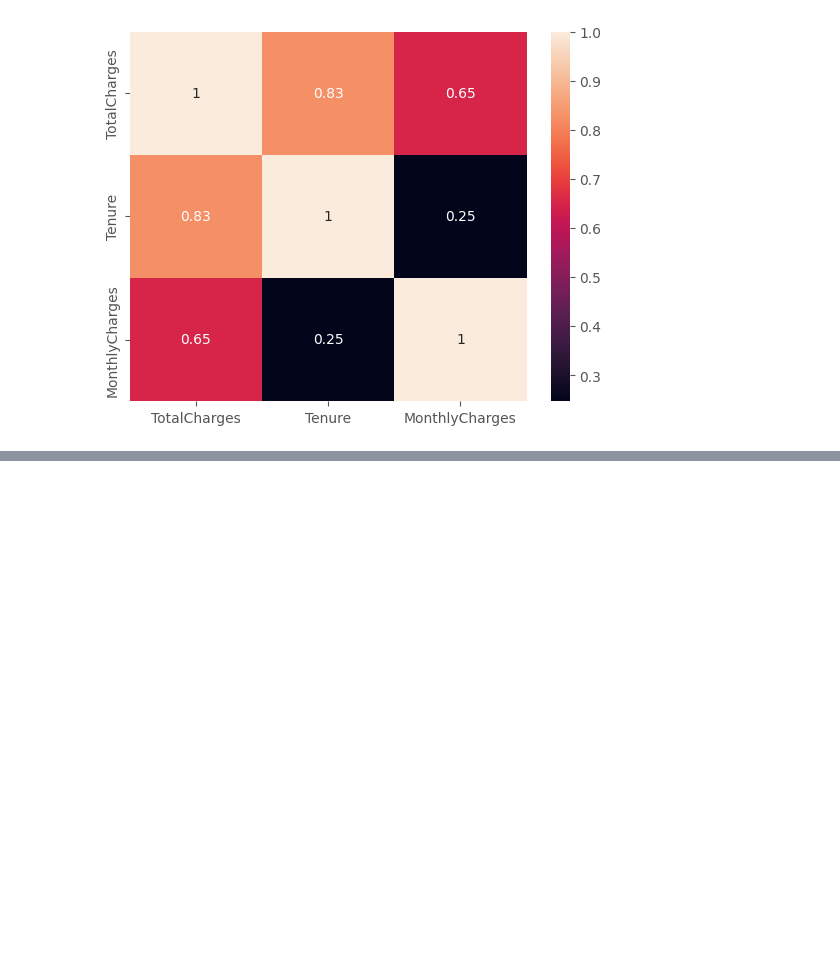
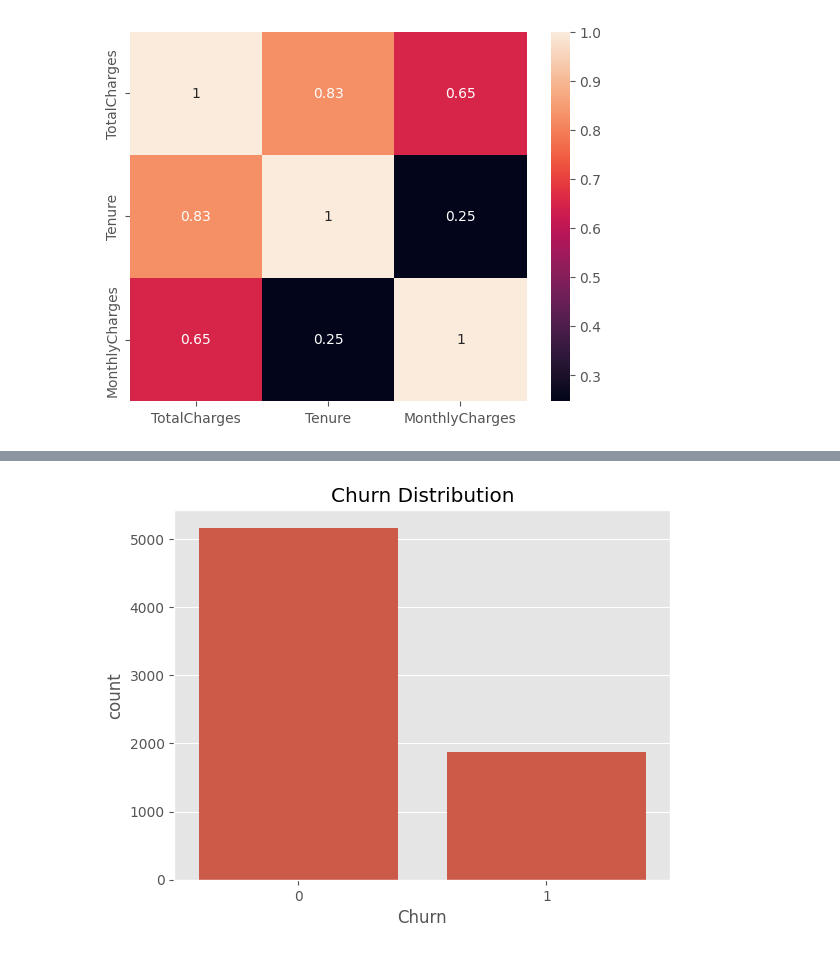
Before and after one commit to Chenuli05/CustomerChurn, a Jupyter notebook: Churn_ML_CW.ipynb, the cells around one changed output, grey strips where cells are left out. Drawn from its saved outputs; the diff is of its cells as text; code cells hidden in the pictures; blank space fills up the shorter version.

```diff
--- a/Churn_ML_CW.ipynb
+++ b/Churn_ML_CW.ipynb
@@ -254,0 +284,6 @@ df.head()
+# %%
+sns.countplot(data=df, x='Churn')
+plt.title("Churn Distribution")
+plt.show()
+# %% [output]
+[figure, added]
```
Also changed, not shown: parts of 40 cells of this notebook.
